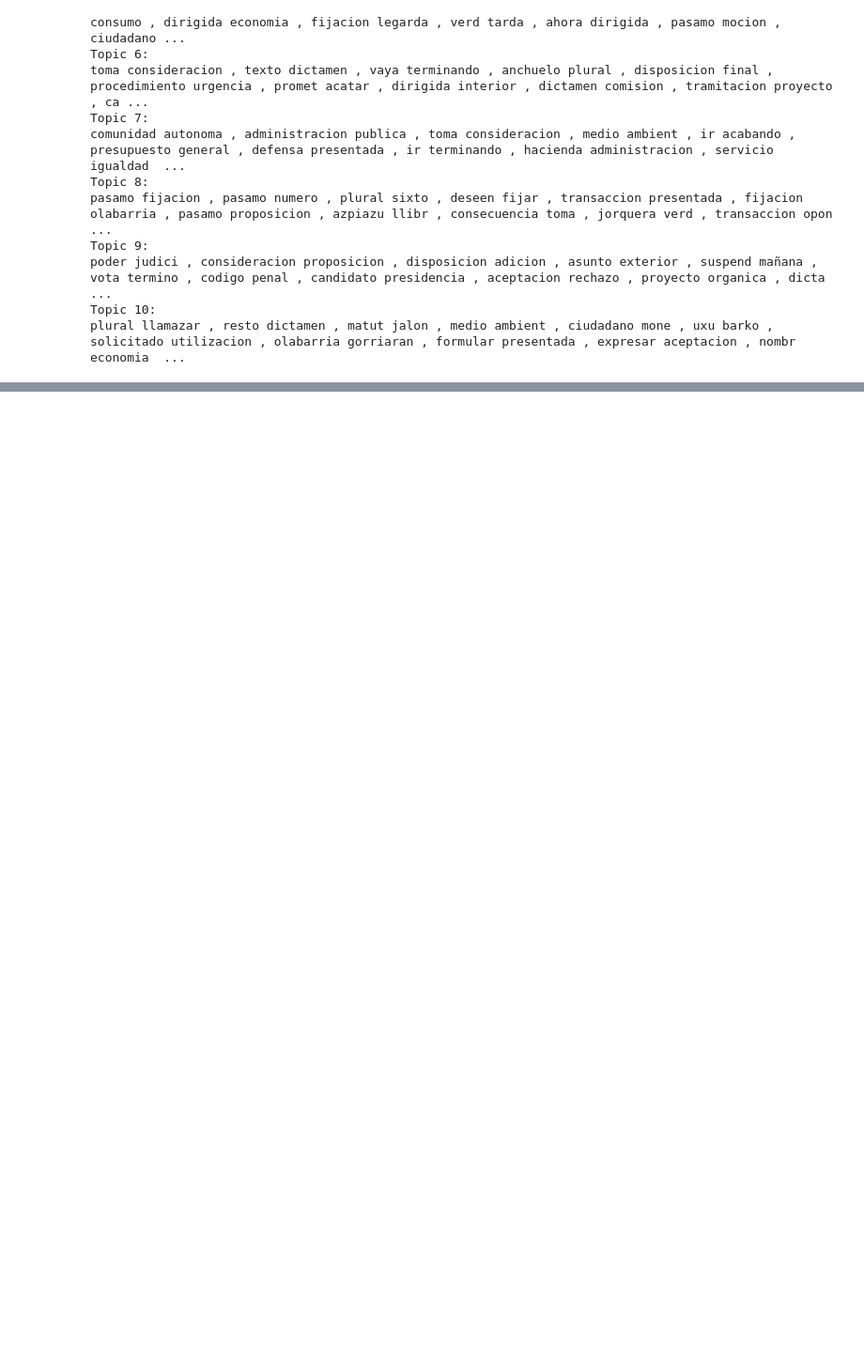
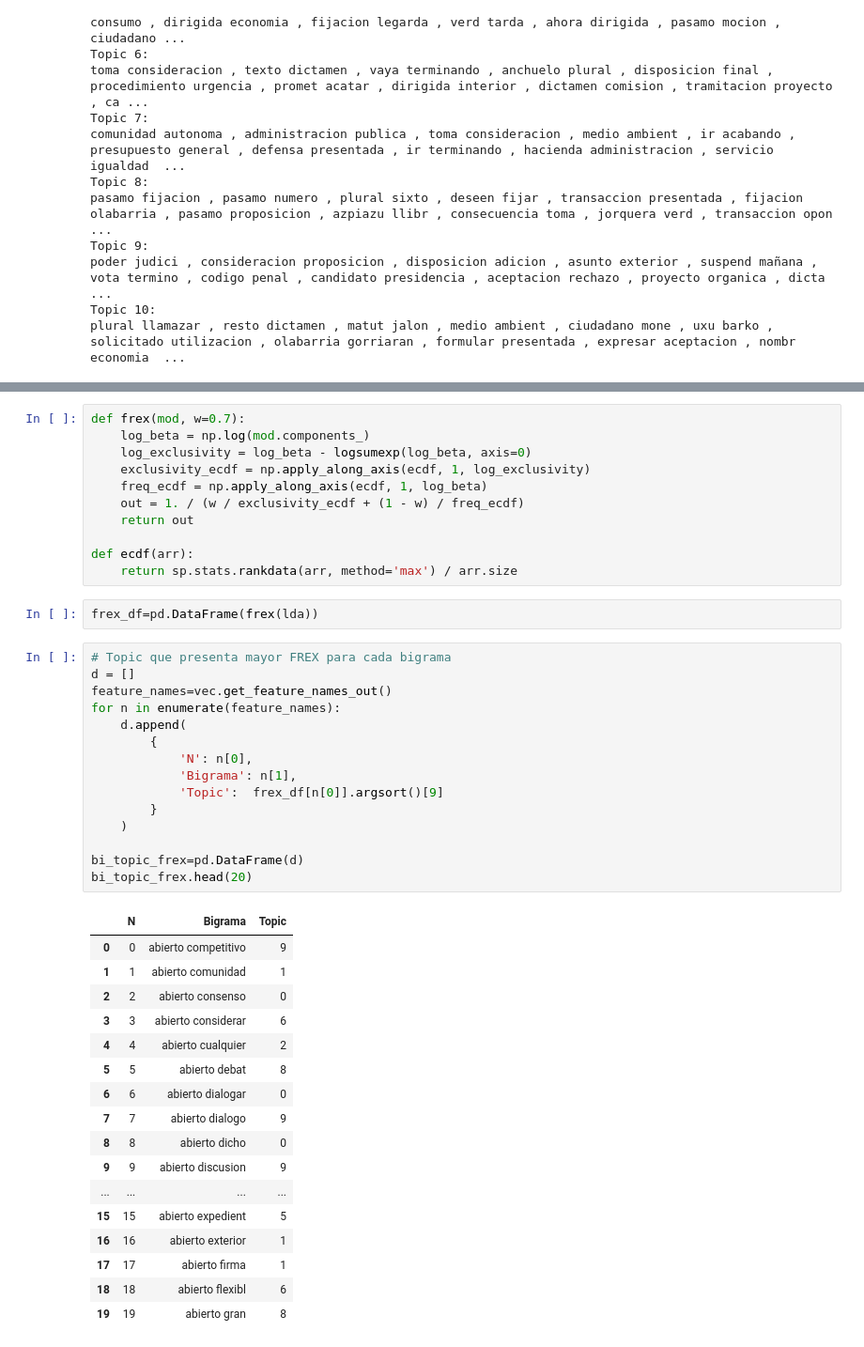
Before and after one commit to LCaravaggio/politext, a Jupyter notebook: TF_IDF_UP5.ipynb, the cells around one changed output, grey strips where cells are left out. Shown at 94% size. Drawn from its saved outputs; the diff is of its cells as text; blank space fills up the shorter version.

```diff
--- a/TF_IDF_UP5.ipynb
+++ b/TF_IDF_UP5.ipynb
@@ -187,0 +195,46 @@ plural llamazar , resto dictamen , matut jalon , medio ambient , ciudadano mone
+# %%
+def frex(mod, w=0.7):
+    log_beta = np.log(mod.components_)
+    log_exclusivity = log_beta - logsumexp(log_beta, axis=0)
+    exclusivity_ecdf = np.apply_along_axis(ecdf, 1, log_exclusivity)
+    freq_ecdf = np.apply_along_axis(ecdf, 1, log_beta)
+    out = 1. / (w / exclusivity_ecdf + (1 - w) / freq_ecdf)
+    return out
+
+def ecdf(arr):
+    return sp.stats.rankdata(arr, method='max') / arr.size
+# %%
+frex_df=pd.DataFrame(frex(lda))
+# %%
+# Topic que presenta mayor FREX para cada bigrama
+d = []
+feature_names=vec.get_feature_names_out()
+for n in enumerate(feature_names):
+    d.append(
+        {
+            'N': n[0],
+            'Bigrama': n[1],
+            'Topic':  frex_df[n[0]].argsort()[9]
+        }
+    )
+
+bi_topic_frex=pd.DataFrame(d)
+bi_topic_frex.head(20)
+# %% [output]
+|  | N | Bigrama | Topic |
+| 0 | 0 | abierto competitivo | 9 |
+| 1 | 1 | abierto comunidad | 1 |
+| 2 | 2 | abierto consenso | 0 |
+| 3 | 3 | abierto considerar | 6 |
+| 4 | 4 | abierto cualquier | 2 |
+| 5 | 5 | abierto debat | 8 |
+| 6 | 6 | abierto dialogar | 0 |
+| 7 | 7 | abierto dialogo | 9 |
+| 8 | 8 | abierto dicho | 0 |
+| 9 | 9 | abierto discusion | 9 |
+| ... | ... | ... | ... |
+| 15 | 15 | abierto expedient | 5 |
+| 16 | 16 | abierto exterior | 1 |
+| 17 | 17 | abierto firma | 1 |
+| 18 | 18 | abierto flexibl | 6 |
+| 19 | 19 | abierto gran | 8 |
```
Also changed, not shown: parts of 8 cells of this notebook.
